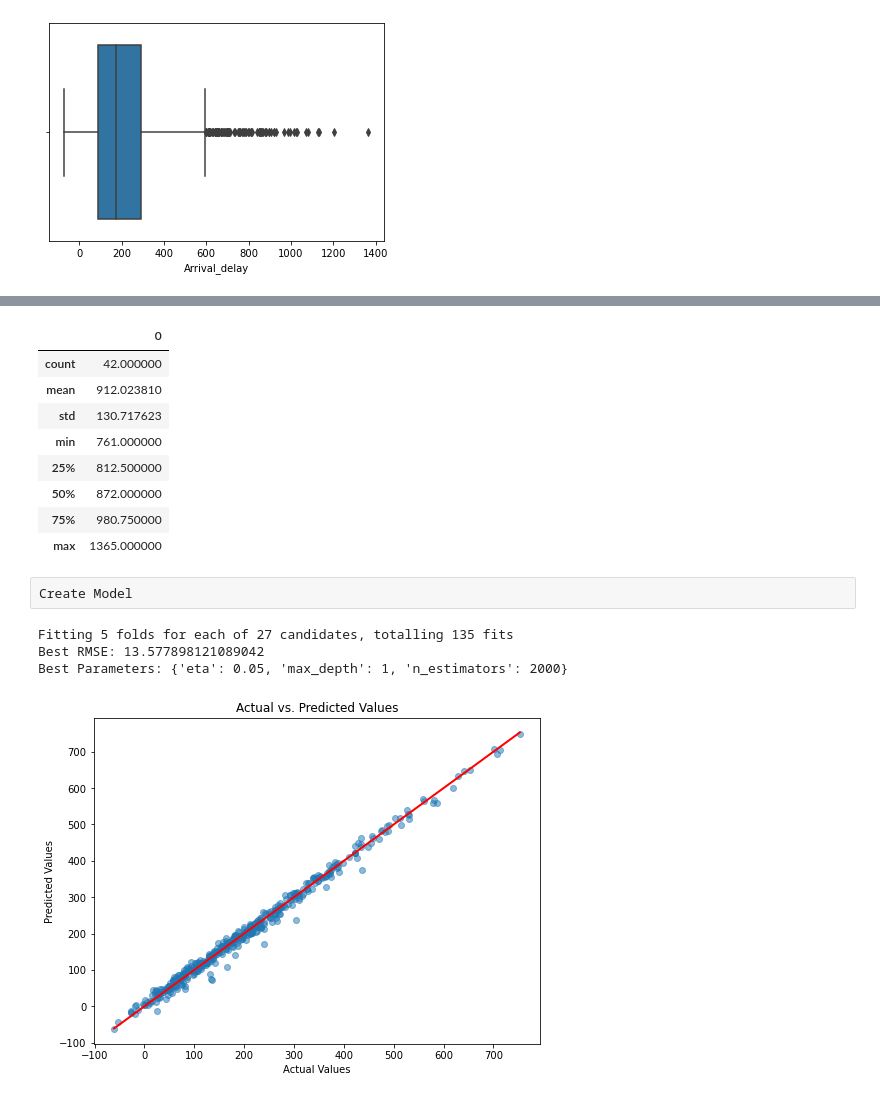
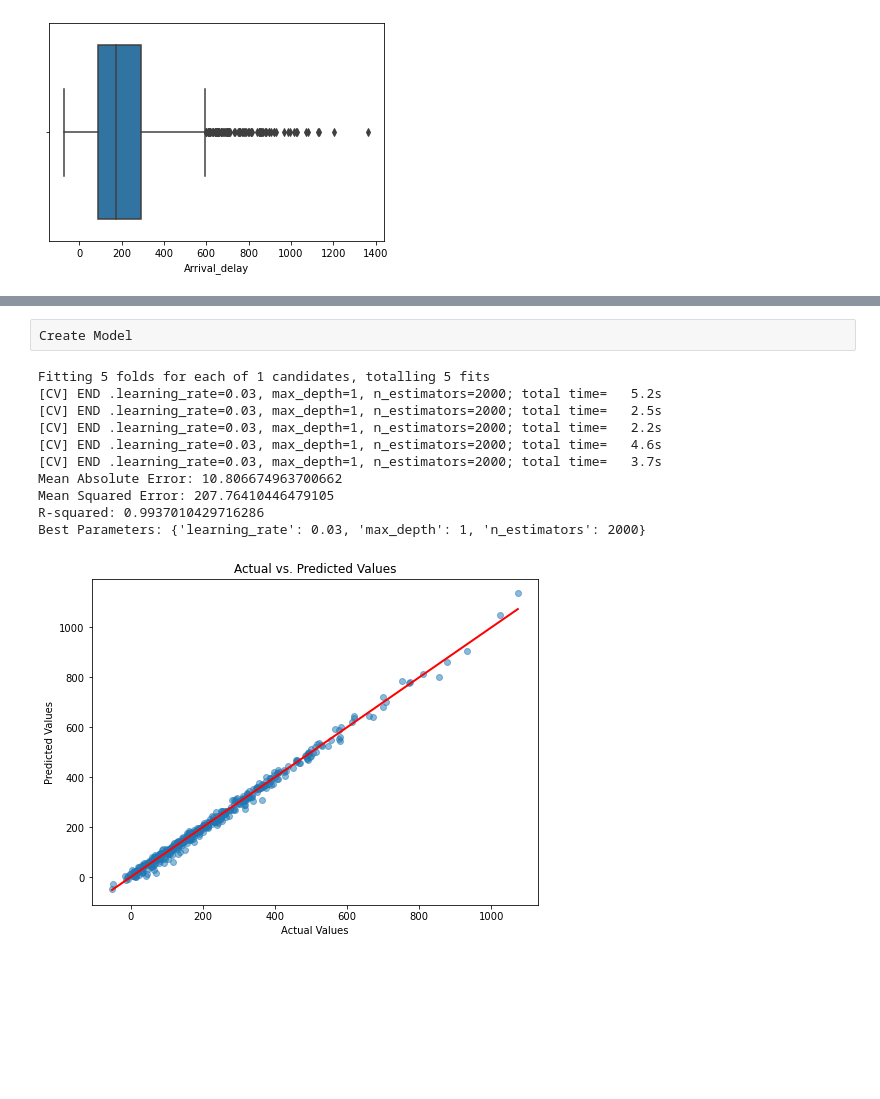
Before and after one commit to piffen236/AH2179_Module-2, a Jupyter notebook: Lab1_part2.ipynb, the cells around one changed output, grey strips where cells are left out. Cells and saved outputs as stored; diff of their text form; code cells hidden in the pictures; blank space fills up the shorter version.

```diff
--- a/Lab1_part2.ipynb
+++ b/Lab1_part2.ipynb
@@ -64,26 +70,16 @@ n=42131
 std2019=df['Arrival_delay'].std()
 mean=df['Arrival_delay'].mean()
 
-outliers=[]
-for i in df['Arrival_delay']:
-    z=abs((i-mean)/std2019)
-    if z > 3:
-        outliers.append(i)
-        df.drop(df[df["Arrival_delay"]==i].index, inplace=True)
-
-
-outliers=pd.DataFrame(outliers)
-outliers.describe()
+# Tried removing the outlier, did not result in a better fit
+# outliers=[]
+# for i in df['Arrival_delay']:
+#    z=abs((i-mean)/std2019)
+#    if z > 3:
+#        outliers.append(i)
+#        df.drop(df[df["Arrival_delay"]==i].index, inplace=True)
+#
+# outliers=pd.DataFrame(outliers)
+# outliers.describe()
-# %% [output]
-|  | 0 |
-| count | 42.000000 |
-| mean | 912.023810 |
-| std | 130.717623 |
-| min | 761.000000 |
-| 25% | 812.500000 |
-| 50% | 872.000000 |
-| 75% | 980.750000 |
-| max | 1365.000000 |
 # %%
 x = df.drop(['Arrival_delay'], axis=1)
 y = df['Arrival_delay']
@@ -103,50 +100,61 @@ test_X_scaled = scaler.transform(test_X)
 Create Model
 # %%
 param_grid = {
-    'n_estimators': [50, 100, 2000], # Number of trees
-    'max_depth': [1, 3, 9], # depth of each tree
-    'eta': [0.01, 0.05, 0.3] # learning rate
+    'n_estimators': [2000], # Number of trees # Best 2000
+    'max_depth': [1], # depth of each tree # Best 1
+    'learning_rate': [0.03] # learning rate # Best 0.03
 }
 # creating the model
 xgb_model = XGBRegressor()
 # using the grid parameters
-grid_search = GridSearchCV(estimator=xgb_model, param_grid=param_grid, cv=5, n_jobs=-1, verbose=2)
-
+grid_search = GridSearchCV(estimator=xgb_model, param_grid=param_grid, cv=5, verbose=2, scoring='neg_mean_squared_error')
 # grid search to the data
 grid_search.fit(train_X_scaled, train_y)
 
 # best parameters and best estimator from the grid search
 best_params = grid_search.best_params_
-best_model = grid_search.best_estimator_
+best_xgb = xgb.XGBRegressor(learning_rate=best_params['learning_rate'], n_estimators=best_params['n_estimators'], max_depth=best_params['max_depth'])
+best_xgb.fit(train_X, train_y)
+#best_model = grid_search.best_estimator_
 
 # Predict using the best model
-best_pred = best_model.predict(test_X_scaled)
 
-# Compute RMSE
-best_rmse = np.sqrt(MSE(test_y, best_pred))
-print("Best RMSE:", best_rmse)
-
+# Compute mae, mse r2
+pred_y = best_xgb.predict(test_X)
+mae = mean_absolute_error(test_y, pred_y)
+mse = mean_squared_error(test_y, pred_y)
+r2 = r2_score(test_y, pred_y)
+print(f"Mean Absolute Error: {mae}")
+print(f"Mean Squared Error: {mse}")
+print(f"R-squared: {r2}")
 # Print the best parameters
 print("Best Parameters:", best_params)
 # %% [output]
-Fitting 5 folds for each of 27 candidates, totalling 135 fits
-Best RMSE: 13.577898121089042
-Best Parameters: {'eta': 0.05, 'max_depth': 1, 'n_estimators': 2000}
+Fitting 5 folds for each of 1 candidates, totalling 5 fits
+[CV] END .learning_rate=0.03, max_depth=1, n_estimators=2000; total time=   5.2s
+[CV] END .learning_rate=0.03, max_depth=1, n_estimators=2000; total time=   2.5s
+[CV] END .learning_rate=0.03, max_depth=1, n_estimators=2000; total time=   2.2s
+[CV] END .learning_rate=0.03, max_depth=1, n_estimators=2000; total time=   4.6s
+[CV] END .learning_rate=0.03, max_depth=1, n_estimators=2000; total time=   3.7s
+Mean Absolute Error: 10.806674963700662
+Mean Squared Error: 207.76410446479105
+R-squared: 0.9937010429716286
+Best Parameters: {'learning_rate': 0.03, 'max_depth': 1, 'n_estimators': 2000}
 # %%
-pred=best_pred
+pred=pred_y
 # Create a scatter plot to visualize the relationship
 plt.figure(figsize=(8, 6))
 plt.scatter(test_y, pred, alpha=0.5)  # Plot actual vs. predicted values
 
 # Add labels and title
 plt.xlabel("Actual Values")
 plt.ylabel("Predicted Values")
 plt.title("Actual vs. Predicted Values")
 
 # Add a diagonal line for reference (perfect predictions)
 plt.plot([min(test_y), max(test_y)], [min(test_y), max(test_y)], linestyle='-', color='red', lw=2)
 
 # Show the plot
 plt.show()
 # %% [output]
-[figure, old version]
+[figure, new version]
```
Also changed, not shown: parts of 3 cells of this notebook.
